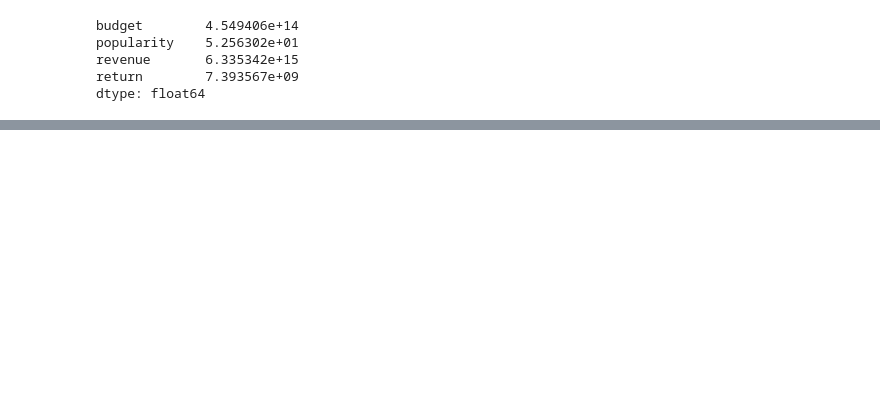
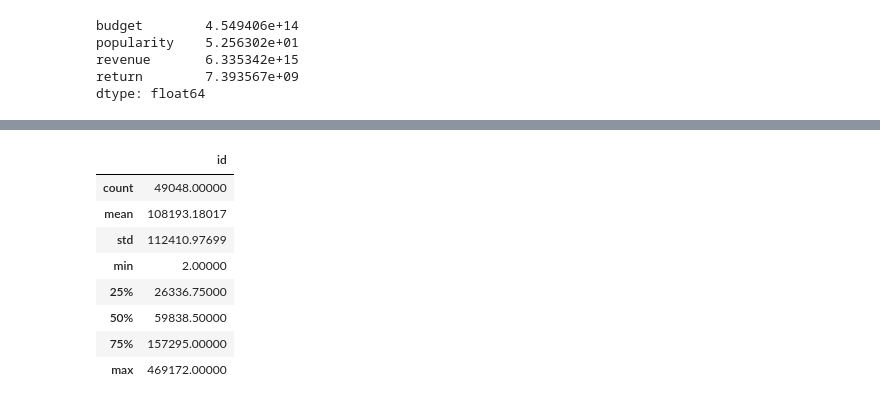
Before and after one commit to lucho28/sistemreco_api, a Jupyter notebook: Notebook/EDA.ipynb, the cells around one changed output, grey strips where cells are left out. Cells and saved outputs as stored; diff of their text form; code cells hidden in the pictures; blank space fills up the shorter version.

```diff
--- a/Notebook/EDA.ipynb
+++ b/Notebook/EDA.ipynb
@@ -263,0 +269,12 @@ plt.show()
+# %%
+data_credits_directores.describe()
+# %% [output]
+|  | id |
+| count | 49048.00000 |
+| mean | 108193.18017 |
+| std | 112410.97699 |
+| min | 2.00000 |
+| 25% | 26336.75000 |
+| 50% | 59838.50000 |
+| 75% | 157295.00000 |
+| max | 469172.00000 |
```
Also changed, not shown: parts of 34 cells of this notebook, 2 other files.
